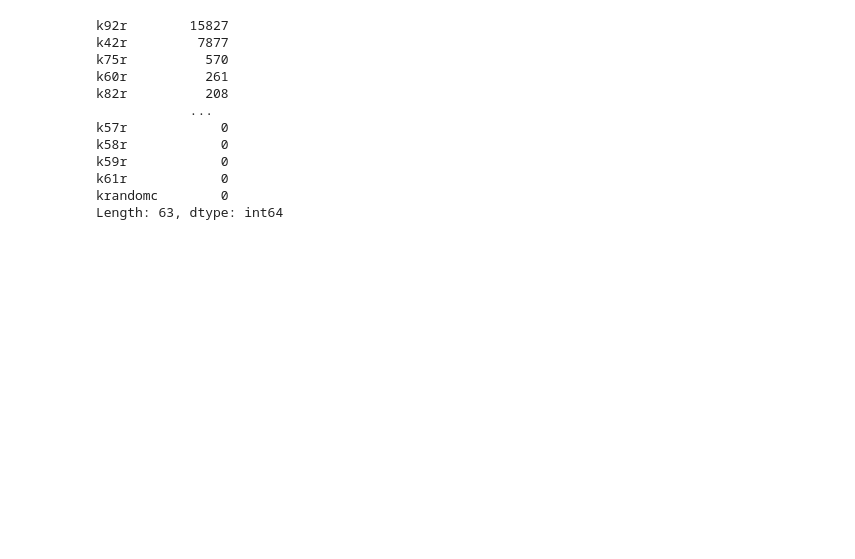
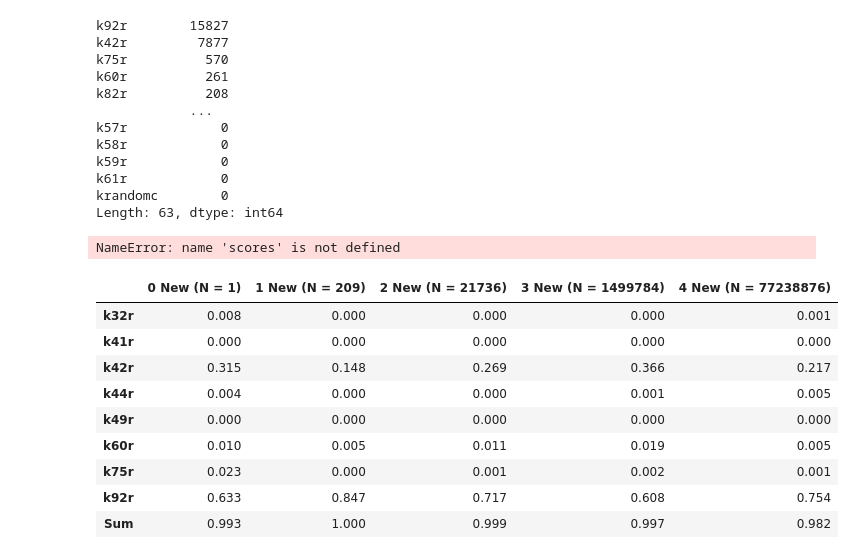
Before and after one commit to Axelrod-Python/revisiting-axelrod-second, a Jupyter notebook: src/Extra_invitations.ipynb, the cells around one changed output. Drawn from its saved outputs; the diff is of its cells as text; code cells hidden in the pictures; blank space fills up the shorter version.

```diff
--- a/src/Extra_invitations.ipynb
+++ b/src/Extra_invitations.ipynb
@@ -247,3 +247,31 @@ k59r            0
 k61r            0
 krandomc        0
 Length: 63, dtype: int64
+# %%
+full_table = alternate_winners_proportion_df.fillna(0).copy()
+
+values = [no_addition.get(i, 0) for i in scores.index]
+full_table.insert(loc=0, column="0 New (N = 1)", value=values)
+
+full_table.loc["Sum"] = table.sum(axis=0, numeric_only=True)
+full_table = table.round(3)
+
+full_table.index = [add_superscript_to_name(i) if i != "Sum" else i for i in table.index]
+
+with open("../assets/extra_strategies_summary_full_table.tex", "w") as f:
+    f.write(full_table.to_latex(float_format="%.3f"))
+# %% [output]
+NameError: name 'scores' is not defined
+# %%
+full_table
+# %% [output]
+|  | 0 New (N = 1) | 1 New (N = 209) | 2 New (N = 21736) | 3 New (N = 1499784) | 4 New (N = 77238876) |
+| k32r | 0.008 | 0.000 | 0.000 | 0.000 | 0.001 |
+| k41r | 0.000 | 0.000 | 0.000 | 0.000 | 0.000 |
+| k42r | 0.315 | 0.148 | 0.269 | 0.366 | 0.217 |
+| k44r | 0.004 | 0.000 | 0.000 | 0.001 | 0.005 |
+| k49r | 0.000 | 0.000 | 0.000 | 0.000 | 0.000 |
+| k60r | 0.010 | 0.005 | 0.011 | 0.019 | 0.005 |
+| k75r | 0.023 | 0.000 | 0.001 | 0.002 | 0.001 |
+| k92r | 0.633 | 0.847 | 0.717 | 0.608 | 0.754 |
+| Sum | 0.993 | 1.000 | 0.999 | 0.997 | 0.982 |
```
Also changed, not shown: parts of 2 cells of this notebook, 6 other files.
